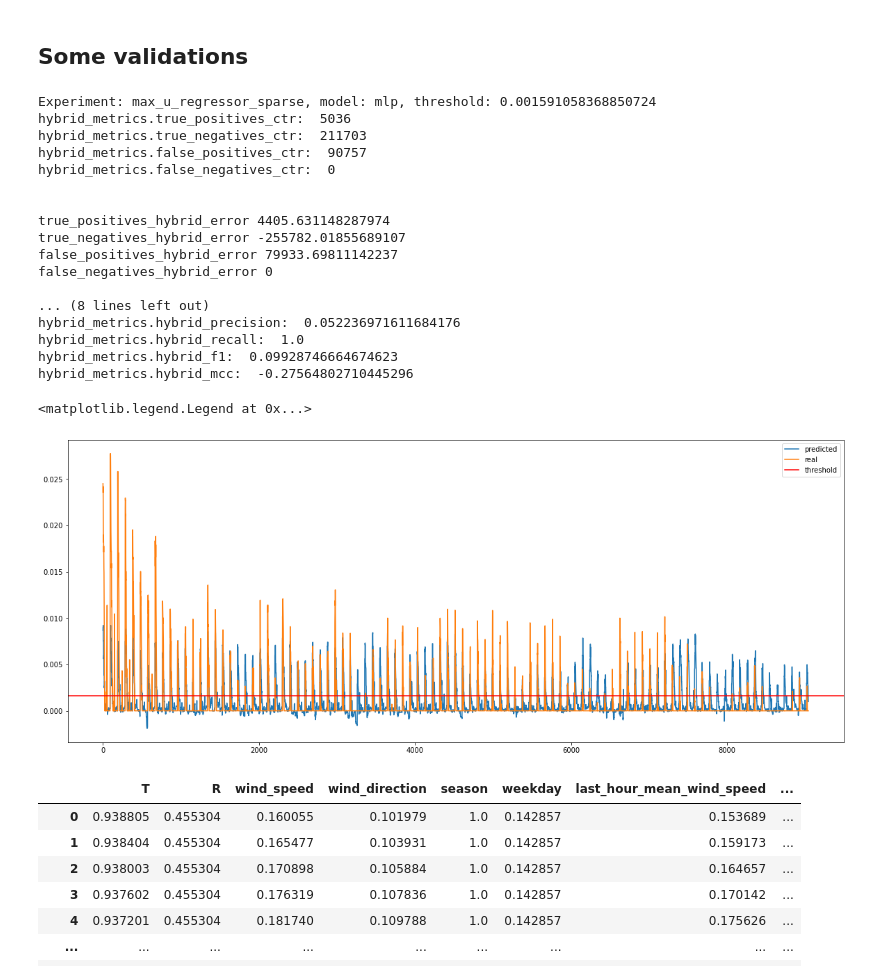
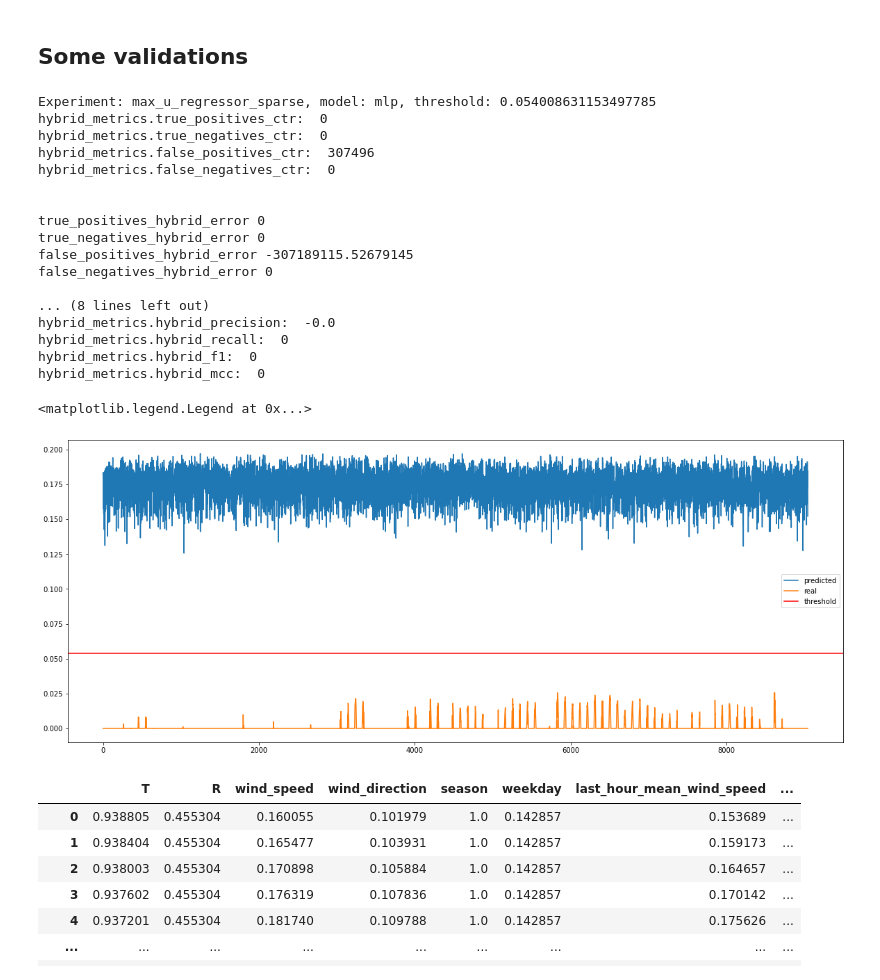
Before and after one commit to jamilsonjr/AI-to-forecast-constraints-in-the-energy-systems, a Jupyter notebook: jupyter_notebooks/datasets_benchmark.ipynb, the cells around one changed output. Saved outputs shown, nothing was run; the diff lists cells and outputs as text; code cells hidden in the pictures.

```diff
--- a/jupyter_notebooks/datasets_benchmark.ipynb
+++ b/jupyter_notebooks/datasets_benchmark.ipynb
@@ -693,12 +633,7 @@ for model, strategy in zip(reg_models, regressor_min_u_balanced.strategies):
     prediction = pd.DataFrame(prediction, columns=data_min_u_balanced['y_test'].columns)
     testing_data['min_u_regressor_balanced'][model] = {'real': None, 'predicted': None}
     testing_data['min_u_regressor_balanced'][model]['predicted'] = deepcopy(prediction)
-    testing_data['min_u_regressor_balanced'][model]['real'] = deepcopy(data_min_u_sparse['y_test'])
-    # Unsacale
-    testing_data['min_u_regressor_balanced'][model]['predicted'] = utils.unscale_df(testing_data['min_u_regressor_balanced'][model]['predicted'],\
-                                                                                data_min_u_balanced['scaler']['y'])
-    testing_data['min_u_regressor_balanced'][model]['real'] = utils.unscale_df(testing_data['min_u_regressor_balanced'][model]['real'],\
-                                                                        data_min_u_sparse['scaler']['y'])
+    testing_data['min_u_regressor_balanced'][model]['real'] = deepcopy(data_min_u_sparse['y_test'].reset_index(drop=True))
 # %% [output]
 Loading min_u regression balanced
 # %%
@@ -734,7 +669,7 @@ for model, strategy in zip(class_models, classifier_min_u.strategies):
     prediction = pd.DataFrame(prediction, columns=data_min_u_bool['y_test'].columns)
     testing_data['min_u_classifier'][model] = {'real': None, 'predicted': None}
     testing_data['min_u_classifier'][model]['predicted'] = deepcopy(prediction)
-    testing_data['min_u_classifier'][model]['real'] = deepcopy(data_min_u_bool['y_test'])
+    testing_data['min_u_classifier'][model]['real'] = deepcopy(data_min_u_bool['y_test'].reset_index(drop=True))
 # %% [output]
 Loading min_u classification
 # %%
@@ -777,7 +712,7 @@ for model, strategy in zip(class_models, classifier_min_u_balanced.strategies):
     prediction = pd.DataFrame(prediction, columns=data_min_u_bool_balanced['y_test'].columns)
     testing_data['min_u_classifier_balanced'][model] = {'real': None, 'predicted': None}
     testing_data['min_u_classifier_balanced'][model]['predicted'] = deepcopy(prediction)
-    testing_data['min_u_classifier_balanced'][model]['real'] = deepcopy(data_min_u_bool['y_test'])
+    testing_data['min_u_classifier_balanced'][model]['real'] = deepcopy(data_min_u_bool['y_test'].reset_index(drop=True))
 # %% [output]
 Loading min_u classification balanced
 # %% [markdown]
@@ -961,6 +893,24 @@ confirmation_df
 |  | xgb | 6018 | 84422 |
 |  | svr | 6018 | 84422 |
 |  | mlp | 6018 | 84422 |
+# %%
+# Unscale everything
+testing_data['max_u_regressor_sparse'][model]['predicted'] = testing_data['max_u_regressor_sparse'][model]['predicted'] * data_max_u_sparse['scaler']['y']
+testing_data['max_u_regressor_sparse'][model]['real'] = testing_data['max_u_regressor_sparse'][model]['real'] * data_max_u_sparse['scaler']['y']
+testing_data['max_u_regressor_focused'][model]['predicted'] = testing_data['max_u_regressor_focused'][model]['predicted'] * data_max_u_sparse['scaler']['y']
+testing_data['max_u_regressor_focused'][model]['real'] = testing_data['max_u_regressor_focused'][model]['real'] * data_max_u_sparse['scaler']['y']
+testing_data['max_u_filtered_regressor'][model]['predicted'] = testing_data['max_u_filtered_regressor'][model]['predicted'] * data_max_u_sparse['scaler']['y']
+testing_data['max_u_filtered_regressor'][model]['real'] = testing_data['max_u_filtered_regressor'][model]['real'] * data_max_u_sparse['scaler']['y']
+testing_data['max_u_regressor_balanced'][model]['predicted'] = testing_data['max_u_regressor_balanced'][model]['predicted'] * data_max_u_balanced['scaler']['y']
+testing_data['max_u_regressor_balanced'][model]['real'] = testing_data['max_u_regressor_balanced'][model]['real'] * data_max_u_sparse['scaler']['y']
+testing_data['min_u_regressor_sparse'][model]['predicted'] = testing_data['min_u_regressor_sparse'][model]['predicted'] * data_min_u_sparse['scaler']['y']
+testing_data['min_u_regressor_sparse'][model]['real'] = testing_data['min_u_regressor_sparse'][model]['real'] * data_min_u_sparse['scaler']['y']
+testing_data['min_u_regressor_focused'][model]['predicted'] = testing_data['min_u_regressor_focused'][model]['predicted'] * data_min_u_focused['scaler']['y']
+testing_data['min_u_regressor_focused'][model]['real'] = testing_data['min_u_regressor_focused'][model]['real'] * data_min_u_sparse['scaler']['y']
+testing_data['min_u_filtered_regressor'][model]['predicted'] = testing_data['min_u_filtered_regressor'][model]['predicted'] * data_min_u_sparse['scaler']['y']
+testing_data['min_u_filtered_regressor'][model]['real'] = testing_data['min_u_filtered_regressor'][model]['real'][utils.cols_with_positive_values(prediction)] * data_min_u_sparse['scaler']['y']
+testing_data['min_u_regressor_balanced'][model]['predicted'] = testing_data['min_u_regressor_balanced'][model]['predicted'] * data_min_u_balanced['scaler']['y']
+testing_data['min_u_regressor_balanced'][model]['real'] = testing_data['min_u_regressor_balanced'][model]['real'] * data_min_u_sparse['scaler']['y']
 # %% [markdown]
 # Interpret Results
 # %% [markdown]
@@ -1222,7 +1172,7 @@ model = 'mlp'
 threshold = _threshold(experiment)
 print('Experiment: {}, model: {}, threshold: {}'.format(experiment, model, threshold))
 hybrid_metrics = metrics.Metrics()
-hybrid_metrics.get_prediction_scores(testing_data[experiment][model]['predicted'], testing_data[experiment][model]['real'], threshold=threshold)
+hybrid_metrics.get_prediction_scores(testing_data[experiment][model]['predicted']+1000, testing_data[experiment][model]['real'], threshold=threshold)
 print('hybrid_metrics.true_positives_ctr: ', hybrid_metrics.true_positives_ctr)
 print('hybrid_metrics.true_negatives_ctr: ', hybrid_metrics.true_negatives_ctr)
 print('hybrid_metrics.false_positives_ctr: ', hybrid_metrics.false_positives_ctr)
@@ -1244,36 +1194,36 @@ print('hybrid_metrics.hybrid_recall: ', hybrid_metrics.hybrid_recall)
 print('hybrid_metrics.hybrid_f1: ', hybrid_metrics.hybrid_f1)
 print('hybrid_metrics.hybrid_mcc: ', hybrid_metrics.hybrid_mcc)
 # %% [output]
-Experiment: max_u_regressor_sparse, model: mlp, threshold: 0.001591058368850724
-hybrid_metrics.true_positives_ctr:  5036
-hybrid_metrics.true_negatives_ctr:  211703
-hybrid_metrics.false_positives_ctr:  90757
+Experiment: max_u_regressor_sparse, model: mlp, threshold: 0.054008631153497785
+hybrid_metrics.true_positives_ctr:  0
+hybrid_metrics.true_negatives_ctr:  0
+hybrid_metrics.false_positives_ctr:  307496
 hybrid_metrics.false_negatives_ctr:  0
 
 
-true_positives_hybrid_error 4405.631148287974
-true_negatives_hybrid_error -255782.01855689107
-false_positives_hybrid_error 79933.69811142237
+true_positives_hybrid_error 0
+true_negatives_hybrid_error 0
+false_positives_hybrid_error -307189115.52679145
 false_negatives_hybrid_error 0
 
 ... (8 lines left out)
-hybrid_metrics.hybrid_precision:  0.052236971611684176
-hybrid_metrics.hybrid_recall:  1.0
-hybrid_metrics.hybrid_f1:  0.09928746664674623
-hybrid_metrics.hybrid_mcc:  -0.27564802710445296
+hybrid_metrics.hybrid_precision:  -0.0
+hybrid_metrics.hybrid_recall:  0
+hybrid_metrics.hybrid_f1:  0
+hybrid_metrics.hybrid_mcc:  0
 # %%
 # figure size of the plot
 import matplotlib.pyplot as plt
 plt.figure(figsize=(20, 8))
-testing_data['min_u_regressor_sparse']['gb']['predicted']['bus_15'].plot()
-testing_data['min_u_regressor_sparse']['gb']['real']['bus_15'].plot()
+testing_data['max_u_regressor_sparse']['mlp']['predicted']['bus_15'].plot()
+testing_data['max_u_regressor_sparse']['mlp']['real']['bus_15'].plot()
 # plot a line with the threshold
 plt.axhline(y=threshold, color='r', linestyle='-')
 # Add legend
 plt.legend(['predicted', 'real', 'threshold'])
 # %% [output]
 <matplotlib.legend.Legend at 0x...>
-[figure, old version]
+[figure, new version]
 # %%
 data_max_u_sparse['X_test']
 # %% [output]
```
Also changed, not shown: parts of 27 cells of this notebook, 4 other files.
